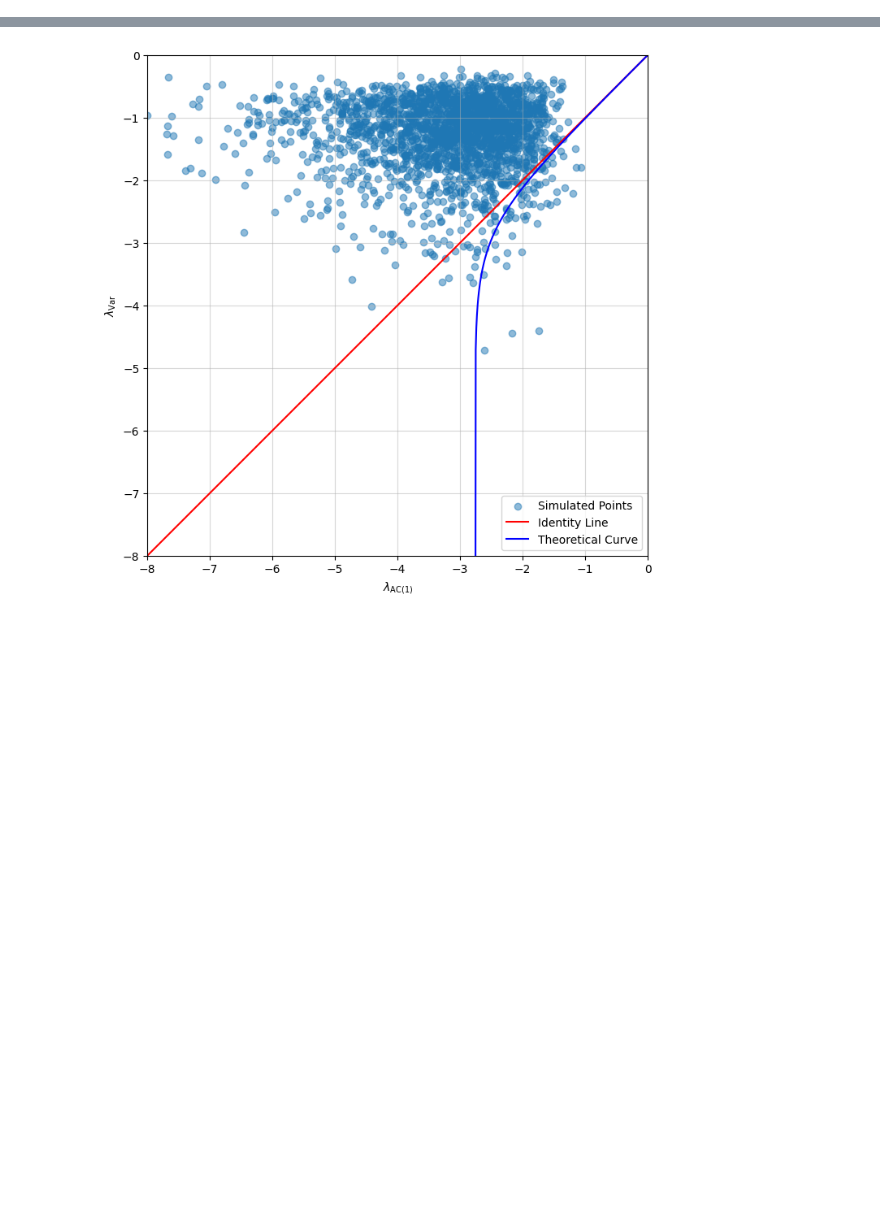
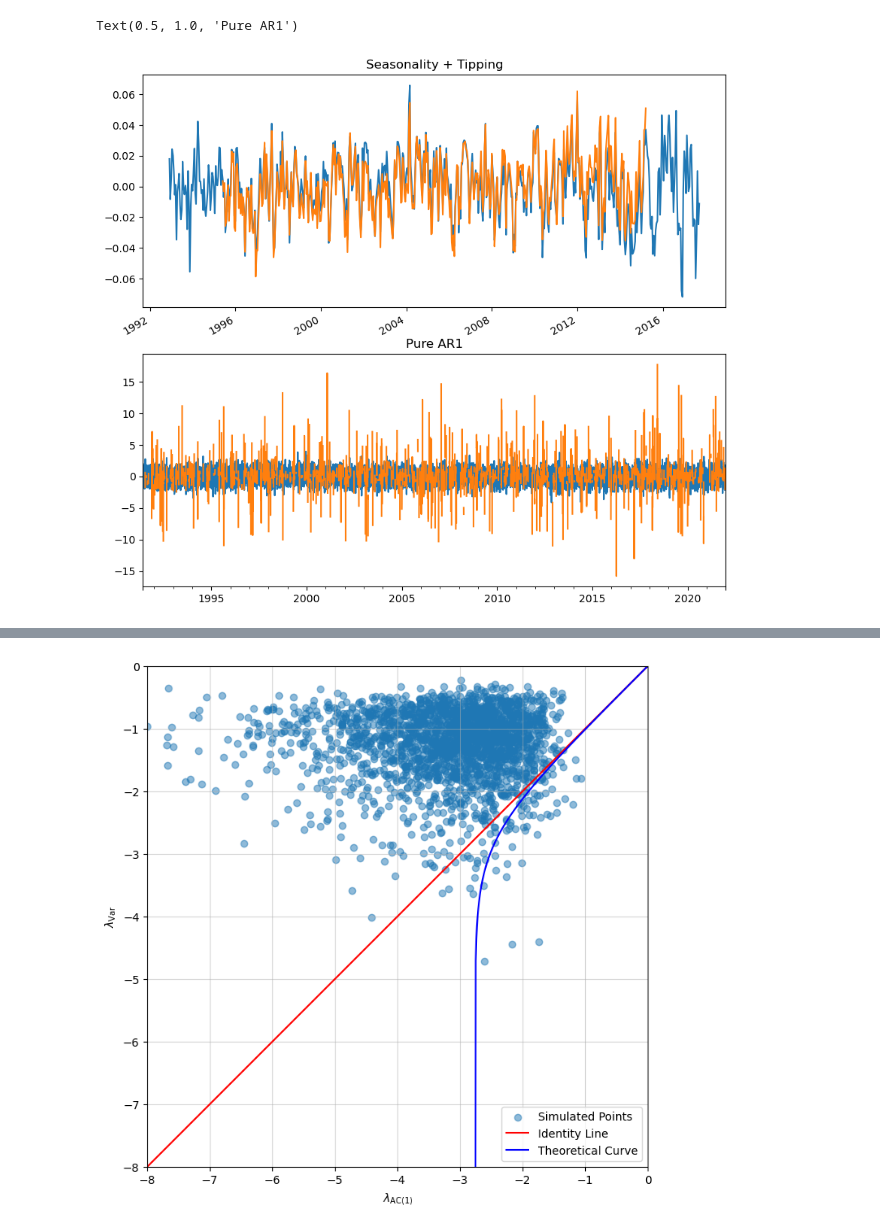
Before and after one commit to TUM-PIK-ESM/lambdalambda, a Jupyter notebook: Synthetic_AR1_gaps_outliers.ipynb, the cells around one changed output, grey strips where cells are left out. Cells and saved outputs as stored; diff of their text form; code cells hidden in the pictures; blank space fills up the shorter version.

Commit message:
Add alternative model, update figures

```diff
--- a/Synthetic_AR1_gaps_outliers.ipynb
+++ b/Synthetic_AR1_gaps_outliers.ipynb
@@ -76,0 +359,27 @@ def estimate_lambda_var(X):
+# %%
+#Create Data without Seasonality
+_lambda = -4
+phi = np.exp(_lambda)
+sigma_tilde = 1
+zero_ends = False
+
+ds, de = pd.Timestamp('1991-06-01'), pd.Timestamp('2022-01-01')
+dt_index = pd.date_range(ds, de-pd.Timedelta(days=1),freq='d')
+n = len(dt_index)
+
+ts0 = simulate_ar1(phi, sigma_tilde, n, zero_ends=zero_ends)
+gap_ts0 = add_gaps_outliers(ts0, sigma_tilde, phi, n_gaps=int(0.7*tlen), n_outl=int(0.1*tlen))
+ts0 = pd.Series(ts0, index=dt_index)
+gap_ts0 = pd.Series(gap_ts0, index=dt_index)
+# %%
+f, (ax, ax2) = plt.subplots(2, figsize=(10,10))
+perf_ds.plot(ax=ax)
+deseason_rolling.plot(ax=ax)
+ax.set_title('Seasonality + Tipping')
+
+ts0.plot(ax=ax2)
+gap_ts0.plot(ax=ax2)
+ax2.set_title('Pure AR1')
+# %% [output]
+Text(0.5, 1.0, 'Pure AR1')
+[figure, added]
```
Also changed, not shown: parts of 15 cells of this notebook.
